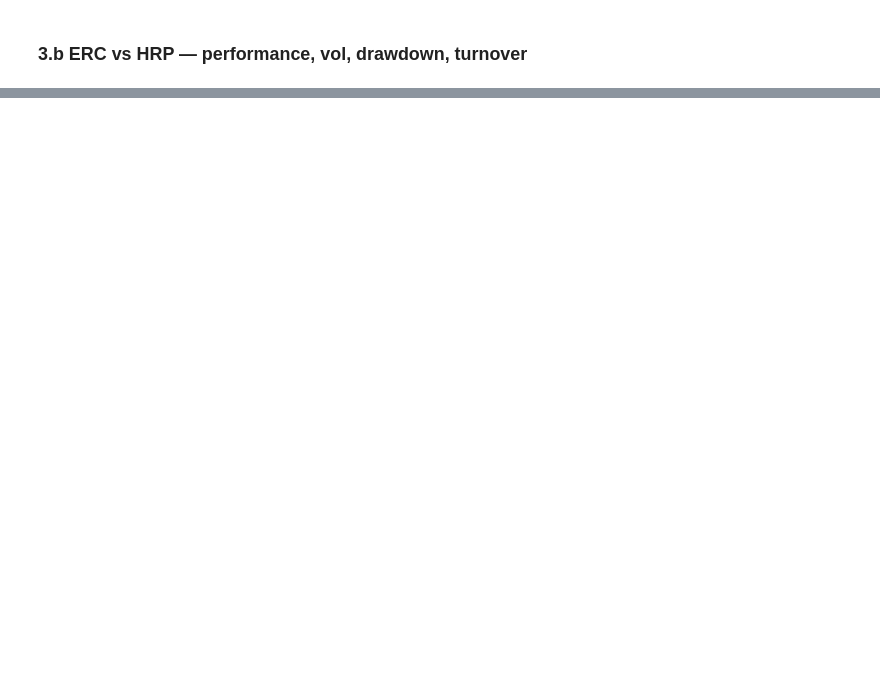
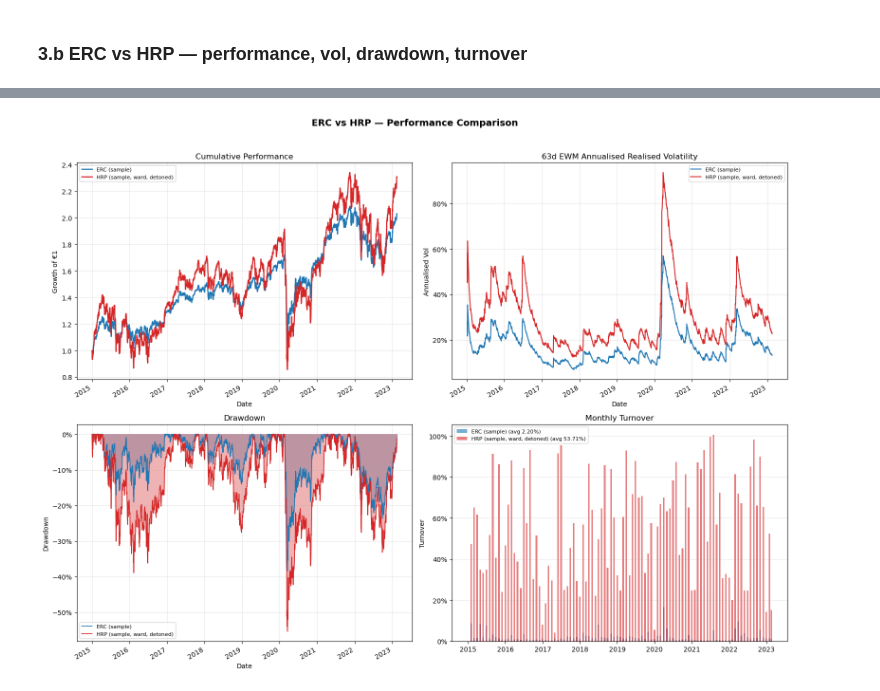
Before and after one commit to filippoghidini03-pixel/Assignment_4b_RM_Fineng, a Jupyter notebook: ex4b_notebook.ipynb, the cells around one changed output, grey strips where cells are left out. Saved outputs shown, nothing was run; the diff lists cells and outputs as text; code cells hidden in the pictures; blank space fills up the shorter version.

```diff
--- a/ex4b_notebook.ipynb
+++ b/ex4b_notebook.ipynb
@@ -285,4 +568,99 @@ for cov_key in COV_KEYS:
 # %% [markdown]
 ### 3.b ERC vs HRP — performance, vol, drawdown, turnover
 # %%
-# !!! COMPLETE AS APPROPRIATE !!!
+from matplotlib.ticker import PercentFormatter
+
+REP_ESTIMATOR = "sample"
+
+# Extract weight schedules (monthly, indexed by rebalance dates)
+w_erc_rep = erc_portfolios[REP_ESTIMATOR]
+w_hrp_rep = hrp_grid[(REP_ESTIMATOR, HRP_LINK, HRP_ALLOC, HRP_DETONE)]
+
+# Daily realized portfolio returns (gross of transaction costs)
+ret_erc = portfolio_returns(portfolios=w_erc_rep, returns=performance)
+ret_hrp = portfolio_returns(portfolios=w_hrp_rep, returns=performance)
+
+# --- 1. Cumulative performance ---
+cum_erc = (1.0 + ret_erc).cumprod()
+cum_hrp = (1.0 + ret_hrp).cumprod()
+
+# --- 2. 63d EWM annualised realized volatility ---
+# ann_factor = sqrt(252) is already defined in Part I.
+# span=63 ≈ 3 months of trading days.
+vol_erc = ret_erc.ewm(span=63).std() * ann_factor
+vol_hrp = ret_hrp.ewm(span=63).std() * ann_factor
+
+# --- 3. Drawdown ---
+dd_erc = (cum_erc - cum_erc.cummax()) / cum_erc.cummax()
+dd_hrp = (cum_hrp - cum_hrp.cummax()) / cum_hrp.cummax()
+
+# --- 4. Monthly one-way turnover ---
+# Convention used:
+#   turnover = sum_i |w_i(t) - w_i(t-1)|
+turn_erc = w_erc_rep.fillna(0.0).diff().abs().sum(axis=1).mean()
+turn_hrp = w_hrp_rep.fillna(0.0).diff().abs().sum(axis=1).mean()
+
+# --- Summary table ---
+print("--- Part 3.b Performance Summary ---\n")
+print(f"{'Metric':<30} {'ERC':>12} {'HRP':>12}")
+print("-" * 56)
+print(f"{'Total Cumulative Return':<30} {cum_erc.iloc[-1]-1:>12.2%} {cum_hrp.iloc[-1]-1:>12.2%}")
+print(f"{'Avg Annualised Vol (63d EWM)':<30} {vol_erc.mean():>12.2%} {vol_hrp.mean():>12.2%}")
+print(f"{'Maximum Drawdown':<30} {dd_erc.min():>12.2%} {dd_hrp.min():>12.2%}")
+print(f"{'Avg Monthly Turnover':<30} {turn_erc:>12.2%} {turn_hrp:>12.2%}")
+
+# --- Plotting section ---
+LABEL_ERC = f"ERC ({REP_ESTIMATOR})"
+LABEL_HRP = f"HRP ({REP_ESTIMATOR}, {HRP_LINK}, detoned)"
+C_ERC, C_HRP = "#1f77b4", "#d62728"
+colors = [C_ERC, C_HRP]
+
+df_cum = pd.DataFrame({LABEL_ERC: cum_erc, LABEL_HRP: cum_hrp})
+df_vol = pd.DataFrame({LABEL_ERC: vol_erc, LABEL_HRP: vol_hrp})
+df_dd  = pd.DataFrame({LABEL_ERC: dd_erc,  LABEL_HRP: dd_hrp})
+
+fig, axes = plt.subplots(2, 2, figsize=(16, 12))
+fig.suptitle("ERC vs HRP — Performance Comparison", fontsize=14, fontweight="bold")
+
+# Panel 1: Cumulative performance
+df_cum.plot(ax=axes[0, 0], color=colors, lw=1.8,
+            title="Cumulative Performance", ylabel="Growth of €1")
+
+# Panel 2: 63d EWM annualised volatility
+df_vol.plot(ax=axes[0, 1], color=colors, lw=1.5,
+            title="63d EWM Annualised Realised Volatility", ylabel="Annualised Vol")
+
+# Panel 3: Drawdown
+df_dd.plot(ax=axes[1, 0], color=colors, lw=1.2,
+           title="Drawdown", ylabel="Drawdown")
+axes[1, 0].fill_between(dd_erc.index, dd_erc.values, 0, alpha=0.35, color=C_ERC)
+axes[1, 0].fill_between(dd_hrp.index, dd_hrp.values, 0, alpha=0.35, color=C_HRP)
+
+# Panel 4: Monthly turnover bar chart (FIX 3 applied here too — no / 2.0)
+turn_series_erc = w_erc_rep.fillna(0.0).diff().abs().sum(axis=1).dropna()
+turn_series_hrp = w_hrp_rep.fillna(0.0).diff().abs().sum(axis=1).dropna()
+
+axes[1, 1].bar(
+    turn_series_erc.index, turn_series_erc.values,
+    width=15, alpha=0.6, color=C_ERC,
+    label=f"{LABEL_ERC} (avg {turn_erc:.2%})",
+)
+axes[1, 1].bar(
+    turn_series_hrp.index, turn_series_hrp.values,
+    width=15, alpha=0.6, color=C_HRP,
+    label=f"{LABEL_HRP} (avg {turn_hrp:.2%})",
+)
+axes[1, 1].set_title("Monthly Turnover")
+axes[1, 1].set_ylabel("Turnover")
+
+# Common styling: legend, grid, percentage formatter on vol/dd/turnover panels
+pct_formatter = PercentFormatter(1.0, decimals=0)
+for i, ax in enumerate(axes.flat):
+    ax.legend(fontsize=8)
+    ax.grid(alpha=0.3, axis="y" if i == 3 else "both")
+    if i in [1, 2, 3]:   # vol, drawdown, turnover — all percentage axes
+        ax.yaxis.set_major_formatter(pct_formatter)
+
+plt.tight_layout(rect=[0, 0, 1, 0.96])
+plt.show()
+# %% [output]
@@ -288,0 +675 @@ for cov_key in COV_KEYS:
+[figure, added]
```
Also changed, not shown: parts of 5 cells of this notebook.
